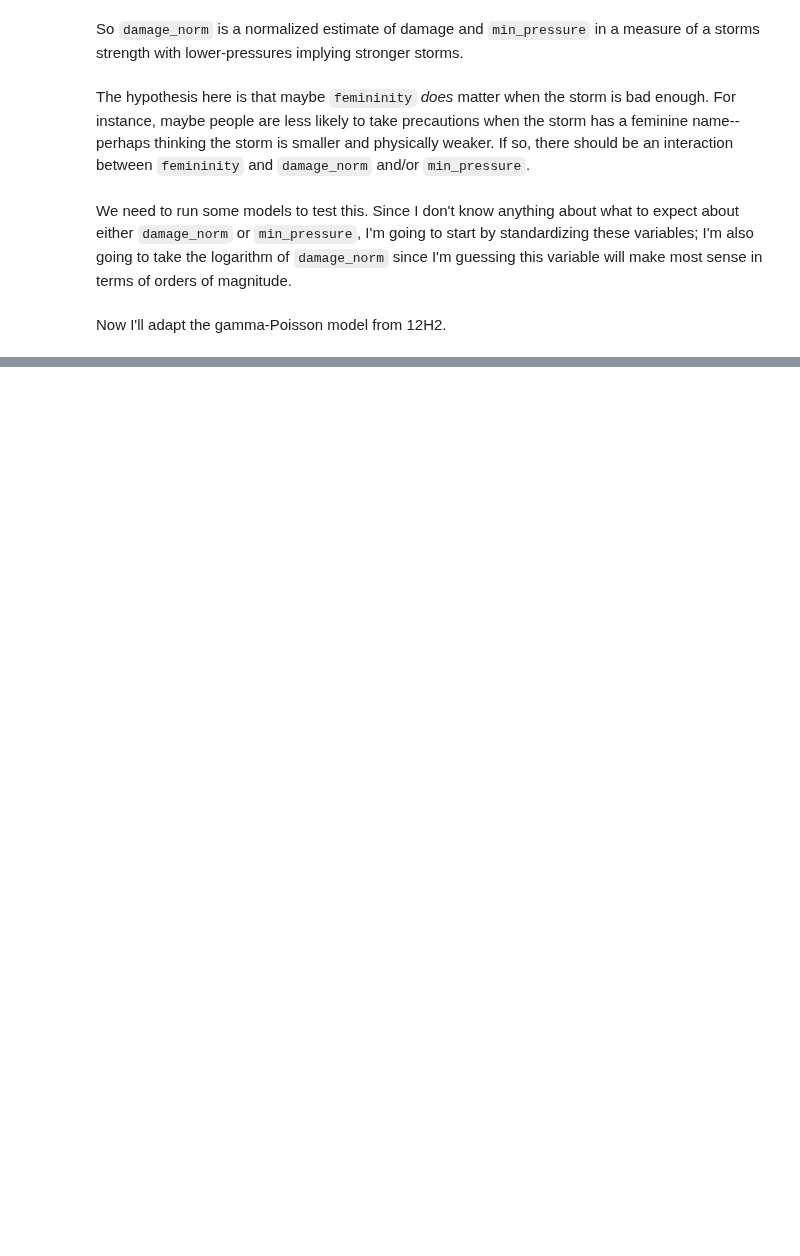
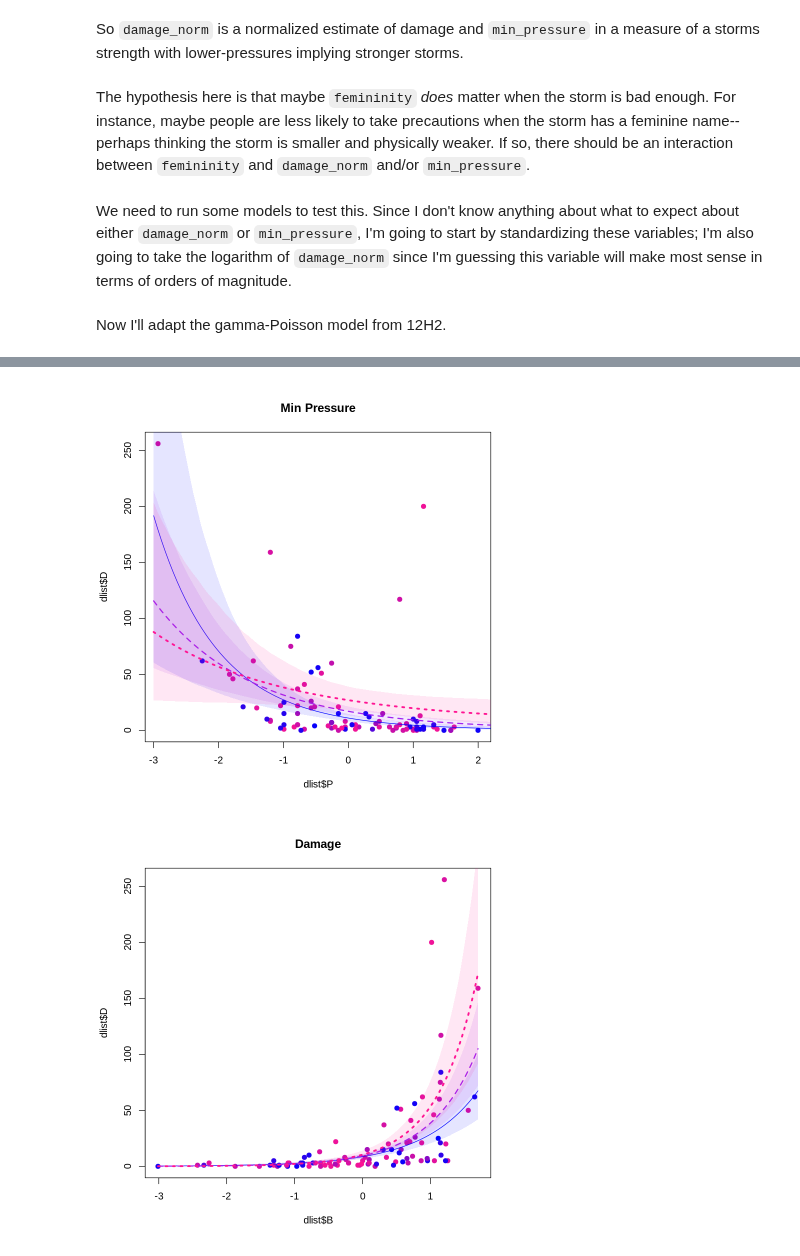
Before and after one commit to nicklausmillican/StatisticalRethinkingIISolutions, a Jupyter notebook: StatisticalRethinkingSolutions2_Ch12.ipynb, the cells around one changed output, grey strips where cells are left out. Cells and saved outputs as stored; diff of their text form; code cells hidden in the pictures; blank space fills up the shorter version.

```diff
--- a/StatisticalRethinkingSolutions2_Ch12.ipynb
+++ b/StatisticalRethinkingSolutions2_Ch12.ipynb
@@ -966,0 +1034,22 @@ B_seq <- seq(from=min(dlist$B), to=max(dlist$B), length.out=100)
+# %%
+color_gradient <- colorRampPalette(c("blue", "deeppink"))
+colors <- color_gradient(length(dlist$F))[as.numeric(cut(dlist$F, breaks=length(dlist$F)))]
+
+plot(dlist$D ~ dlist$P, col=colors, pch=19, main="Min Pressure")
+lines(mean_P1 ~ P_seq, lty=1, col="blue", lwd=1)
+shade(PI_P1, P_seq, col=col.alpha("blue", 0.1))
+lines(mean_P2 ~ P_seq, lty=2, col="purple", lwd=2)
+shade(PI_P2, P_seq, col=col.alpha("purple", 0.1))
+lines(mean_P3 ~ P_seq, lty=3, col="deeppink", lwd=3)
+shade(PI_P3, P_seq, col=col.alpha("deeppink", 0.1))
+
+plot(dlist$D ~ dlist$B, col=colors, pch=19, main="Damage")
+lines(mean_B1 ~ B_seq, lty=1, col="blue", lwd=1)
+shade(PI_B1, B_seq, col=col.alpha("blue", 0.1))
+lines(mean_B2 ~ B_seq, lty=2, col="purple", lwd=2)
+shade(PI_B2, B_seq, col=col.alpha("purple", 0.1))
+lines(mean_B3 ~ B_seq, lty=3, col="deeppink", lwd=3)
+shade(PI_B3, B_seq, col=col.alpha("deeppink", 0.1))
+# %% [output]
+[figure, added]
+[figure, added]
```
Also changed, not shown: parts of 19 cells of this notebook.
